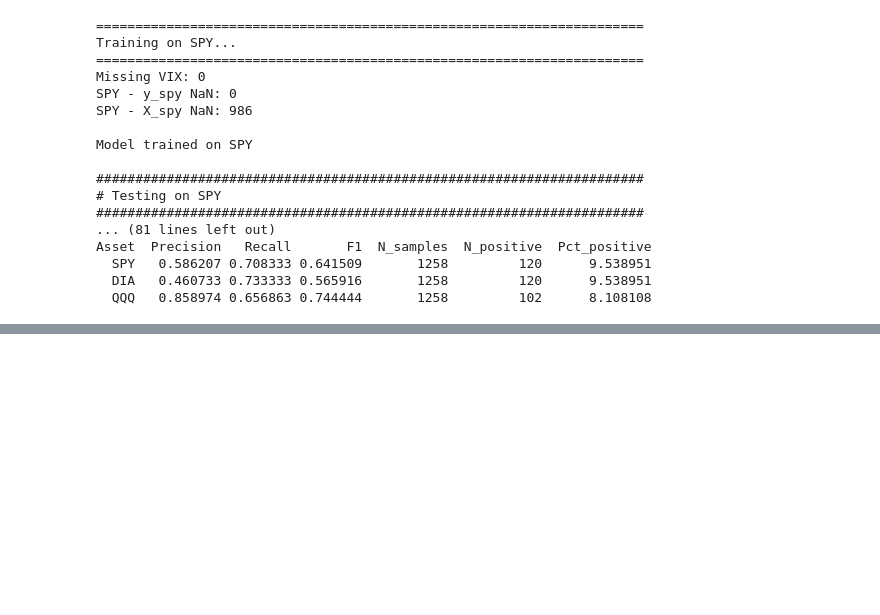
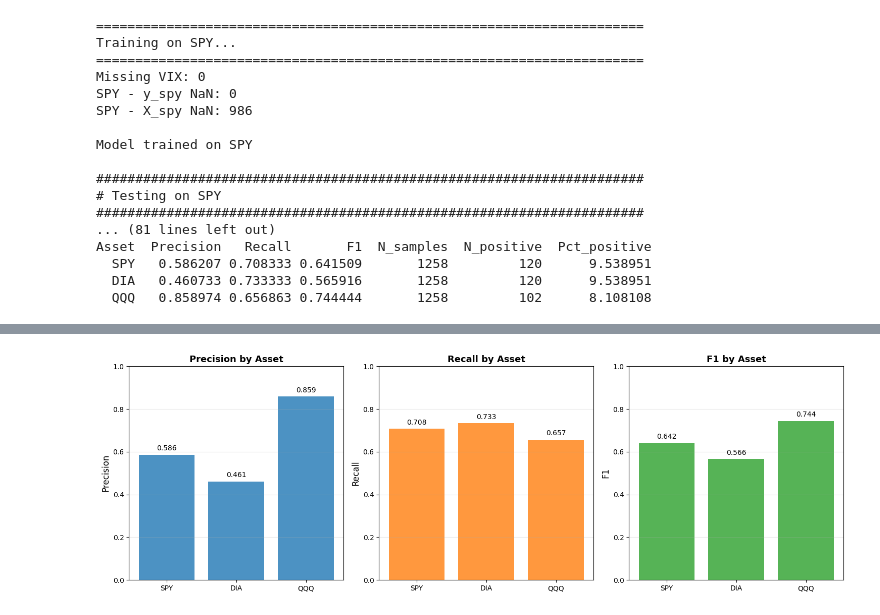
Before and after one commit to Bissapinho/Trend-classifier, a Jupyter notebook: notebooks/model_evaluation.ipynb, the cells around one changed output, grey strips where cells are left out. Saved outputs shown, nothing was run; the diff lists cells and outputs as text; code cells hidden in the pictures; blank space fills up the shorter version.

```diff
--- a/notebooks/model_evaluation.ipynb
+++ b/notebooks/model_evaluation.ipynb
@@ -269,0 +280,21 @@ Différence de NaN: 0
+# %%
+fig, axes = plt.subplots(1, 3, figsize=(15, 5))
+
+metrics = ['Precision', 'Recall', 'F1']
+colors = ['#1f77b4', '#ff7f0e', '#2ca02c']
+
+for i, metric in enumerate(metrics):
+    axes[i].bar(results['Asset'], results[metric], color=colors[i], alpha=0.8)
+    axes[i].set_ylabel(metric, fontsize=12)
+    axes[i].set_ylim(0, 1)
+    axes[i].grid(axis='y', alpha=0.3)
+    axes[i].set_title(f'{metric} by Asset', fontsize=13, fontweight='bold')
+
+    # Ajoute valeurs sur barres
+    for j, v in enumerate(results[metric]):
+        axes[i].text(j, v + 0.02, f'{v:.3f}', ha='center', fontsize=10)
+
+plt.tight_layout()
+plt.show()
+# %% [output]
+[figure, added]
```
Also changed, not shown: parts of 5 cells of this notebook.
